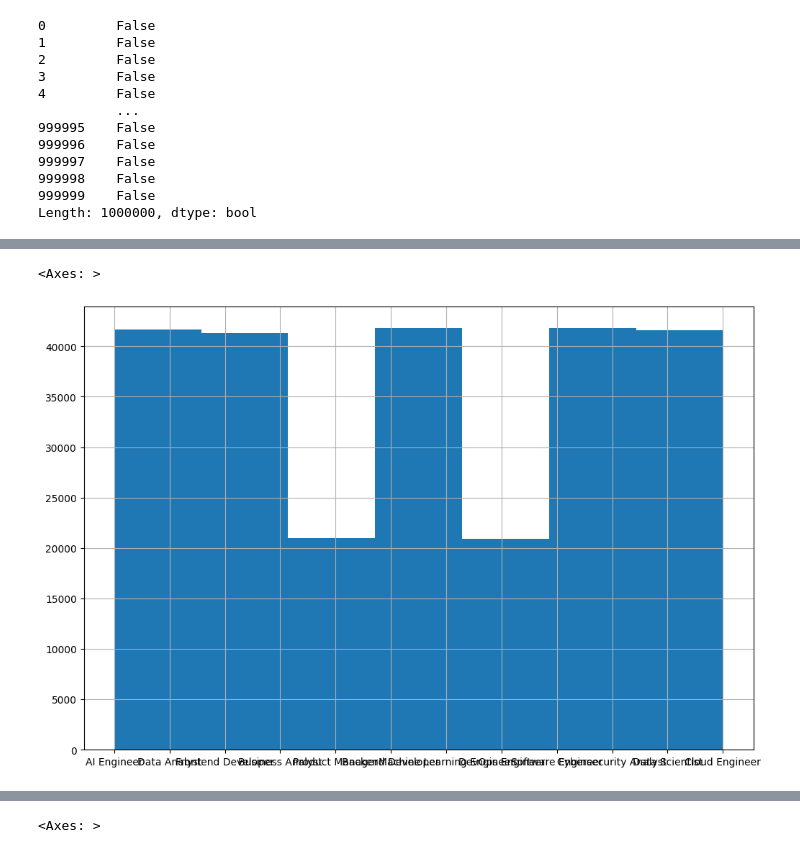
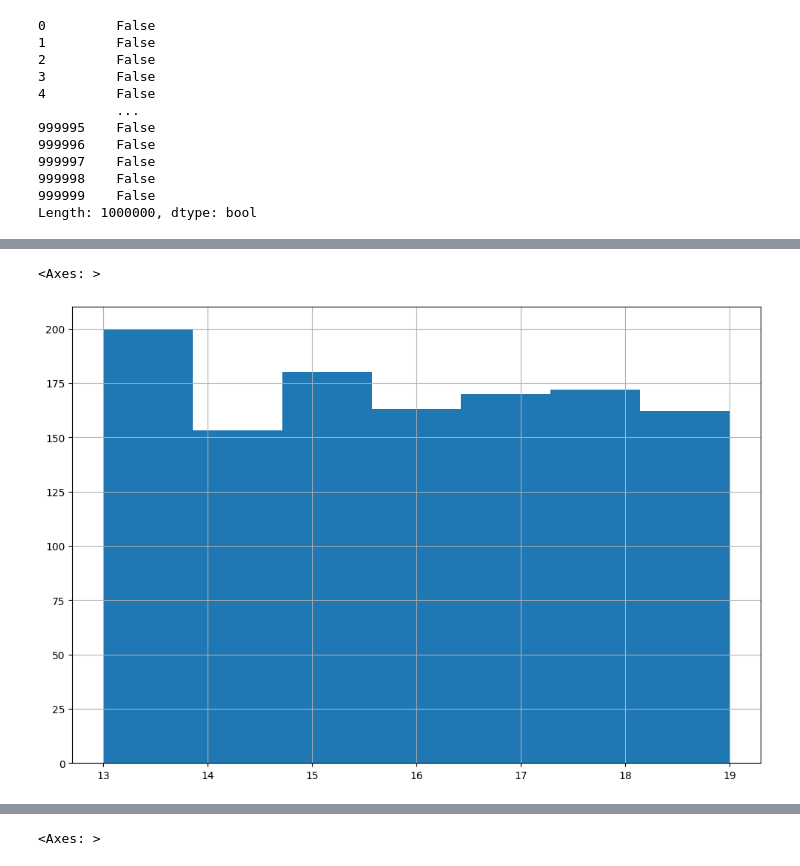
Before and after one commit to mwrobbins56/Student_MentalHealth, a Jupyter notebook: Notebook/student_burnout_trial.ipynb, the cells around one changed output, grey strips where cells are left out. Cells and saved outputs as stored; diff of their text form; code cells hidden in the pictures.

```diff
--- a/Notebook/student_burnout_trial.ipynb
+++ b/Notebook/student_burnout_trial.ipynb
@@ -3,12 +3,11 @@ import pandas as pd
 import matplotlib.pyplot as plt
 import seaborn as sns
 # %%
-df = pd.read_csv("../Data/Teen_Mental_Health_Dataset.csv")
-df2 = pd.read_csv("../Data/student_stress_dataset.csv")
-# df3 = pd.read_csv("../Data/genz_social_media_usage_1M.csv")
-df4 = pd.read_csv("../Data/zipcheckup_water_quality.csv")
+teen_df = pd.read_csv("../Data/Teen_Mental_Health_Dataset.csv")
+student_df = pd.read_csv("../Data/student_stress_dataset.csv")
+genz_df = pd.read_csv("../Data/genz_social_media_usage_1M.csv")
 
-df.head()
+teen_df.head()
 # %% [output]
 |  | age | gender | daily_social_media_hours | platform_usage | sleep_hours | screen_time_before_sleep | ... |
 | 0 | 14 | male | 7.9 | Instagram | 7.4 | 2.9 | ... |
@@ -512,6 +438,6 @@ df4.loc[df4["city"].isna()]
 # %%
-df['job_title'].hist(figsize=(12,8), bins=7)
+teen_df['age'].hist(figsize=(12,8), bins=7)
 # %% [output]
 <Axes: >
-[figure, old version]
+[figure, new version]
 # %%
```
Also changed, not shown: parts of 44 cells of this notebook, 5 other files.
